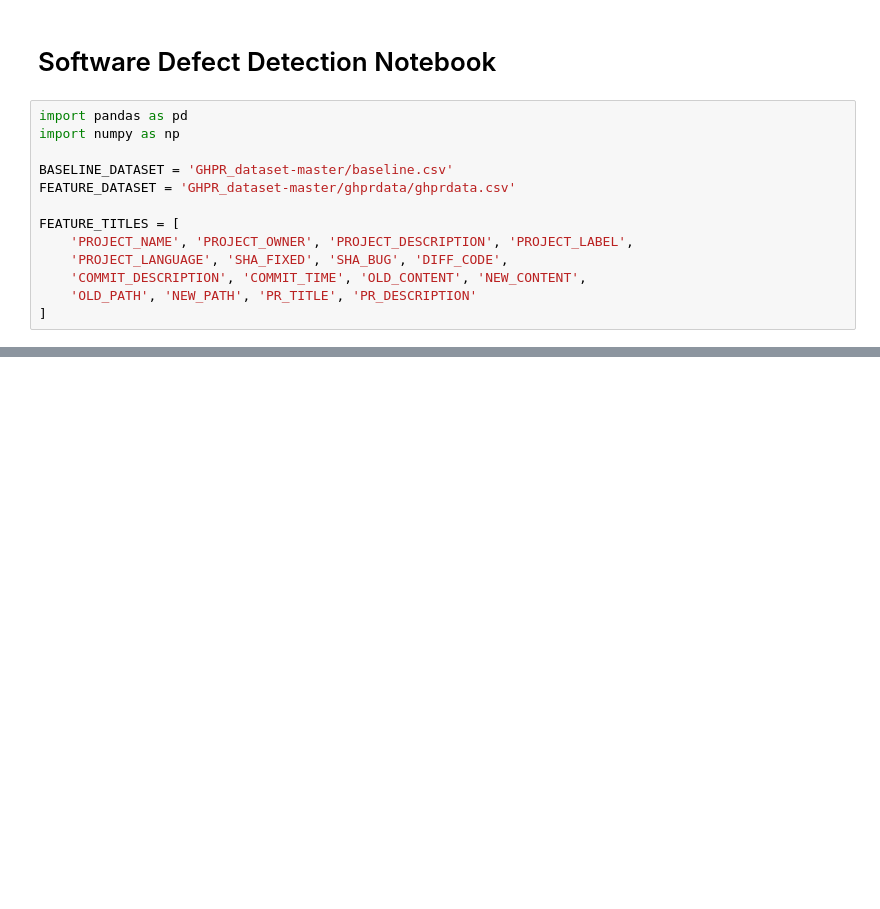
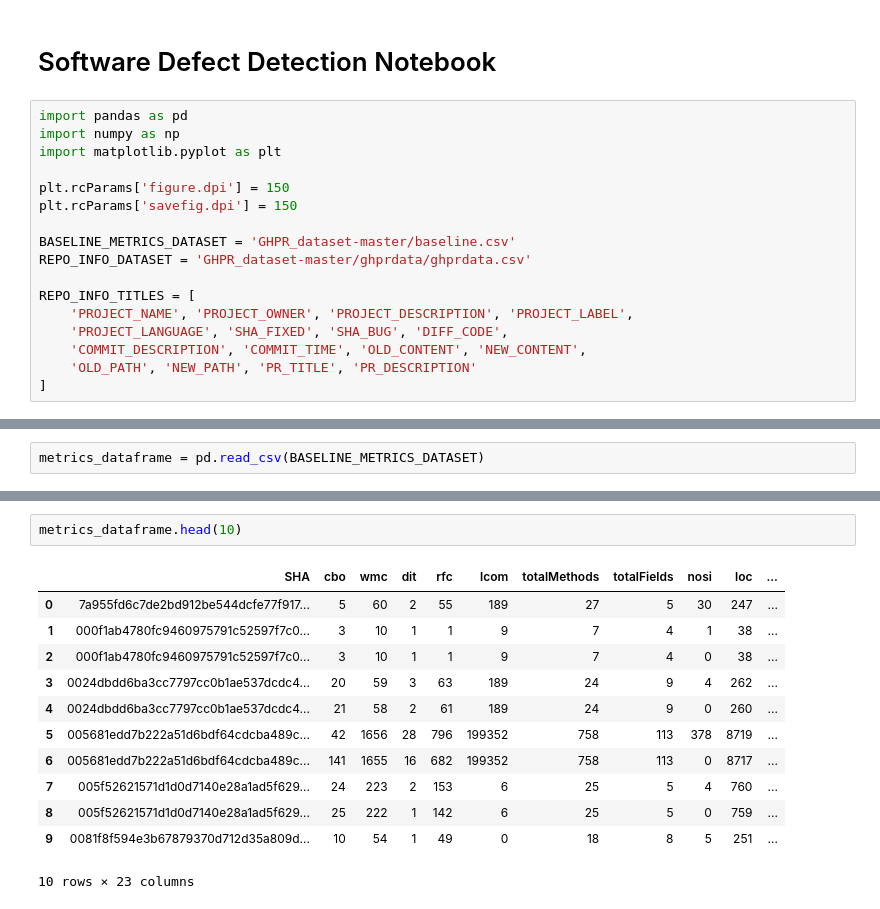
Before and after one commit to Snakekill88/AI_Tools_Final_Project, a Jupyter notebook: AI_Tools_Final_Project.ipynb, the cells around one changed output, grey strips where cells are left out. Drawn from its saved outputs; the diff is of its cells as text; blank space fills up the shorter version.

```diff
--- a/AI_Tools_Final_Project.ipynb
+++ b/AI_Tools_Final_Project.ipynb
@@ -3,11 +3,15 @@
 # %%
 import pandas as pd
 import numpy as np
+import matplotlib.pyplot as plt
 
-BASELINE_DATASET = 'GHPR_dataset-master/baseline.csv'
-FEATURE_DATASET = 'GHPR_dataset-master/ghprdata/ghprdata.csv'
+plt.rcParams['figure.dpi'] = 150
+plt.rcParams['savefig.dpi'] = 150
 
-FEATURE_TITLES = [
+BASELINE_METRICS_DATASET = 'GHPR_dataset-master/baseline.csv'
+REPO_INFO_DATASET = 'GHPR_dataset-master/ghprdata/ghprdata.csv'
+
+REPO_INFO_TITLES = [
     'PROJECT_NAME', 'PROJECT_OWNER', 'PROJECT_DESCRIPTION', 'PROJECT_LABEL',
     'PROJECT_LANGUAGE', 'SHA_FIXED', 'SHA_BUG', 'DIFF_CODE',
     'COMMIT_DESCRIPTION', 'COMMIT_TIME', 'OLD_CONTENT', 'NEW_CONTENT',
@@ -38,0 +130,2 @@ Name: count, dtype: int64
+# %%
+metrics_dataframe = pd.read_csv(BASELINE_METRICS_DATASET)
@@ -38,0 +152,15 @@ Name: count, dtype: int64
+# %%
+metrics_dataframe.head(10)
+# %% [output]
+|  | SHA | cbo | wmc | dit | rfc | lcom | totalMethods | totalFields | nosi | loc | ... |
+| 0 | 7a955fd6c7de2bd912be544dcfe77f917... | 5 | 60 | 2 | 55 | 189 | 27 | 5 | 30 | 247 | ... |
+| 1 | 000f1ab4780fc9460975791c52597f7c0... | 3 | 10 | 1 | 1 | 9 | 7 | 4 | 1 | 38 | ... |
+| 2 | 000f1ab4780fc9460975791c52597f7c0... | 3 | 10 | 1 | 1 | 9 | 7 | 4 | 0 | 38 | ... |
+| 3 | 0024dbdd6ba3cc7797cc0b1ae537dcdc4... | 20 | 59 | 3 | 63 | 189 | 24 | 9 | 4 | 262 | ... |
+| 4 | 0024dbdd6ba3cc7797cc0b1ae537dcdc4... | 21 | 58 | 2 | 61 | 189 | 24 | 9 | 0 | 260 | ... |
+| 5 | 005681edd7b222a51d6bdf64cdcba489c... | 42 | 1656 | 28 | 796 | 199352 | 758 | 113 | 378 | 8719 | ... |
+| 6 | 005681edd7b222a51d6bdf64cdcba489c... | 141 | 1655 | 16 | 682 | 199352 | 758 | 113 | 0 | 8717 | ... |
+| 7 | 005f52621571d1d0d7140e28a1ad5f629... | 24 | 223 | 2 | 153 | 6 | 25 | 5 | 4 | 760 | ... |
+| 8 | 005f52621571d1d0d7140e28a1ad5f629... | 25 | 222 | 1 | 142 | 6 | 25 | 5 | 0 | 759 | ... |
+| 9 | 0081f8f594e3b67879370d712d35a809d... | 10 | 54 | 1 | 49 | 0 | 18 | 8 | 5 | 251 | ... |
+10 rows × 23 columns
```
Also changed, not shown: parts of 17 cells of this notebook, 1 other file.
